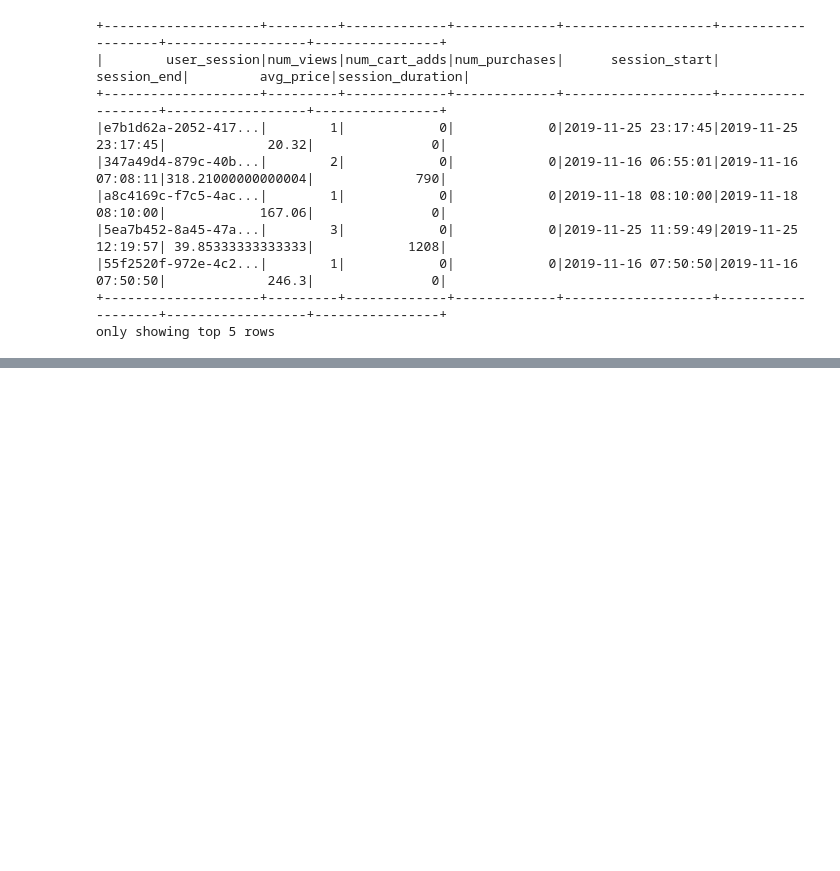
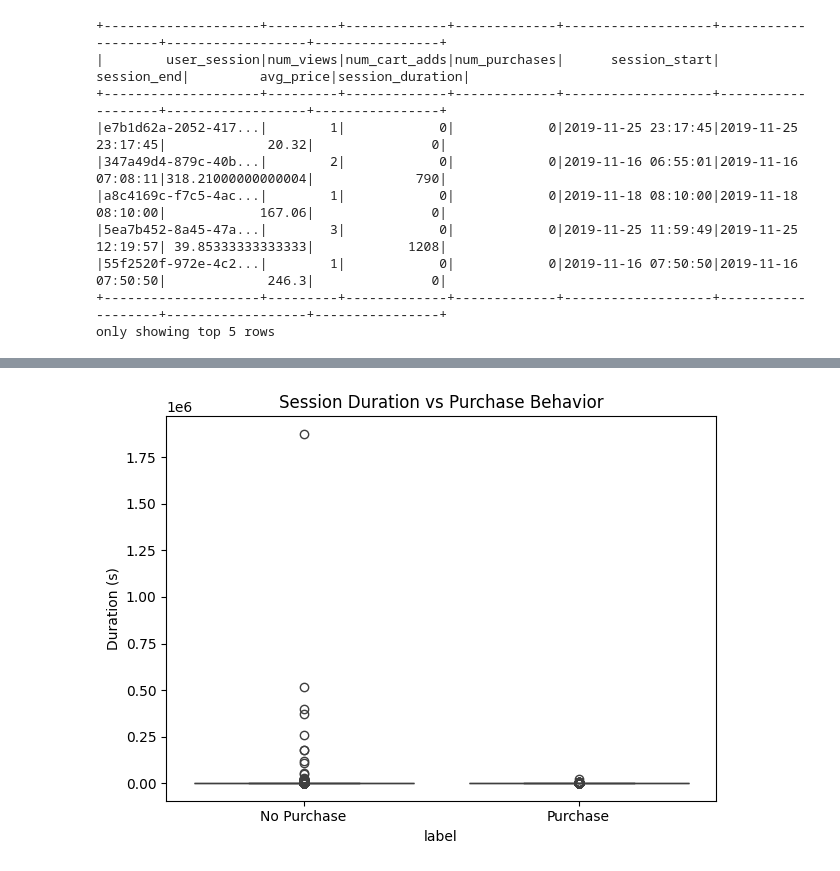
Before and after one commit to shivamAmrutia/ecomm-bigdata-project, a Jupyter notebook: notebooks/exploration1.ipynb, the cells around one changed output, grey strips where cells are left out. Saved outputs shown, nothing was run; the diff lists cells and outputs as text; code cells hidden in the pictures; blank space fills up the shorter version.

```diff
--- a/notebooks/exploration1.ipynb
+++ b/notebooks/exploration1.ipynb
@@ -161,0 +259,10 @@ best_model_outputs = pick_best_model_from_grid(results_csv_path, base_rf_dir)
+# %%
+sns.boxplot(data=df_mongo, x="label", y="session_duration")
+plt.xticks([0, 1], ["No Purchase", "Purchase"])
+plt.title("Session Duration vs Purchase Behavior")
+plt.ylabel("Duration (s)")
+plt.tight_layout()
+plt.savefig("../output/figures/session_duration_vs_purchase.png")
+plt.show()
+# %% [output]
+[figure, added]
```
Also changed, not shown: parts of 15 cells of this notebook, 6 other files.
